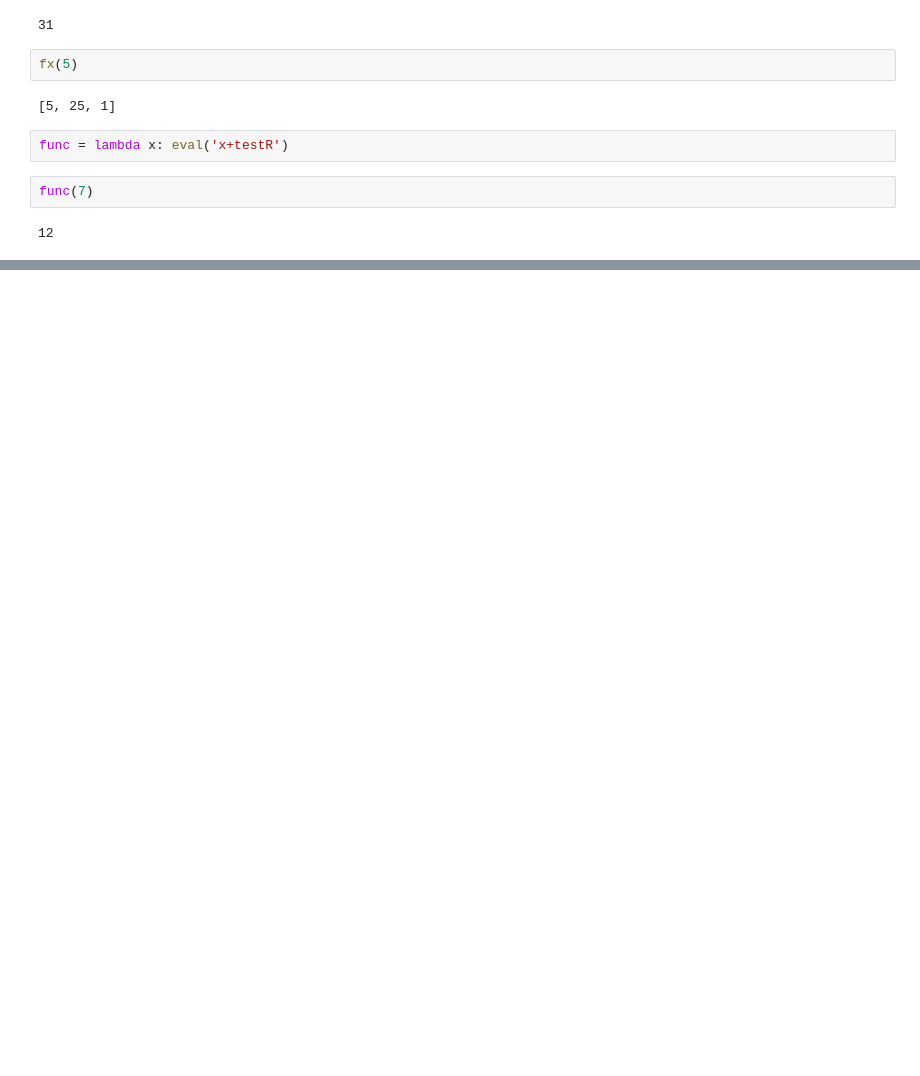
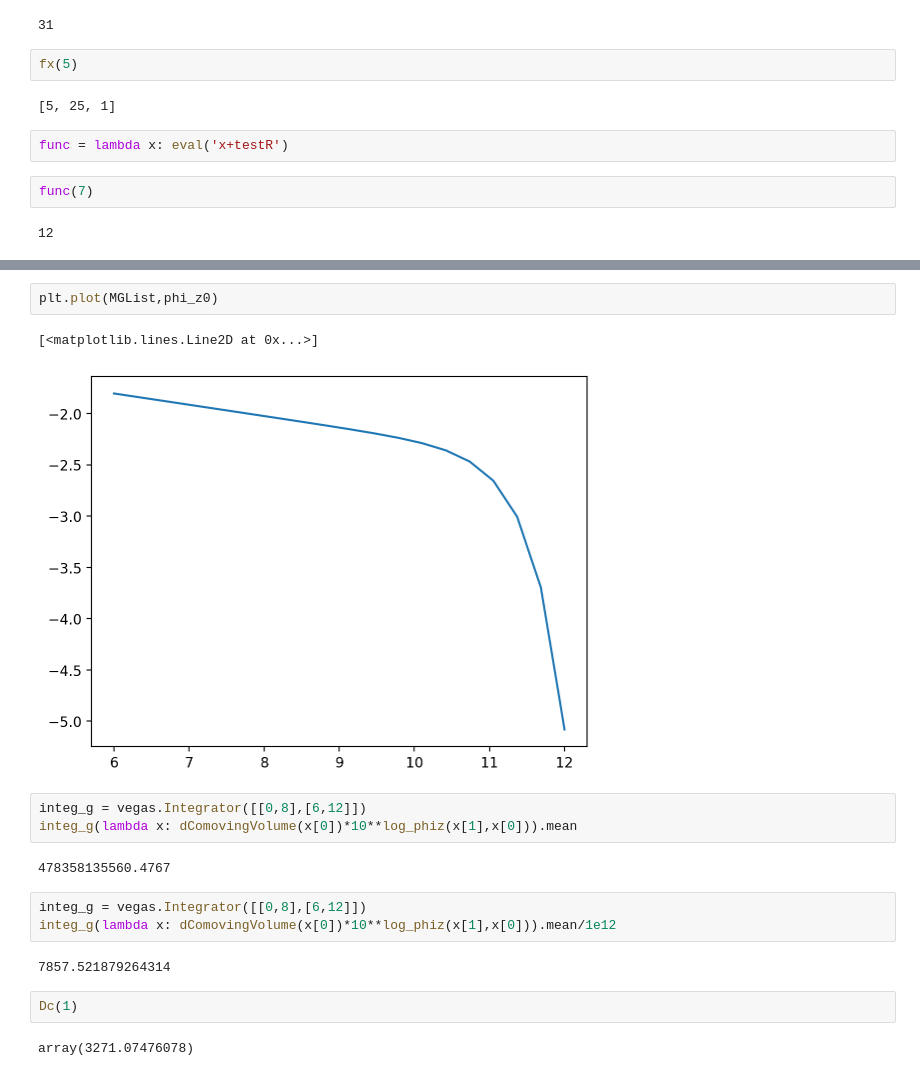
Before and after one commit to yenhsunlin/dsnbBDM, a Jupyter notebook: dsnbBDM.ipynb, the cells around one changed output, grey strips where cells are left out. Cells and saved outputs as stored; diff of their text form; blank space fills up the shorter version.

```diff
--- a/dsnbBDM.ipynb
+++ b/dsnbBDM.ipynb
@@ -1084,0 +1161,19 @@ OverflowError: (34, 'Numerical result out of range')
+# %%
+plt.plot(MGList,phi_z0)
+# %% [output]
+[<matplotlib.lines.Line2D at 0x...>]
+[figure, added]
+# %%
+integ_g = vegas.Integrator([[0,8],[6,12]])
+integ_g(lambda x: dComovingVolume(x[0])*10**log_phiz(x[1],x[0])).mean
+# %% [output]
+478358135560.4767
+# %%
+integ_g = vegas.Integrator([[0,8],[6,12]])
+integ_g(lambda x: dComovingVolume(x[0])*10**log_phiz(x[1],x[0])).mean/1e12
+# %% [output]
+7857.521879264314
+# %%
+Dc(1)
+# %% [output]
+array(3271.07476078)
```
Also changed, not shown: parts of 16 cells of this notebook, 7 other files.
